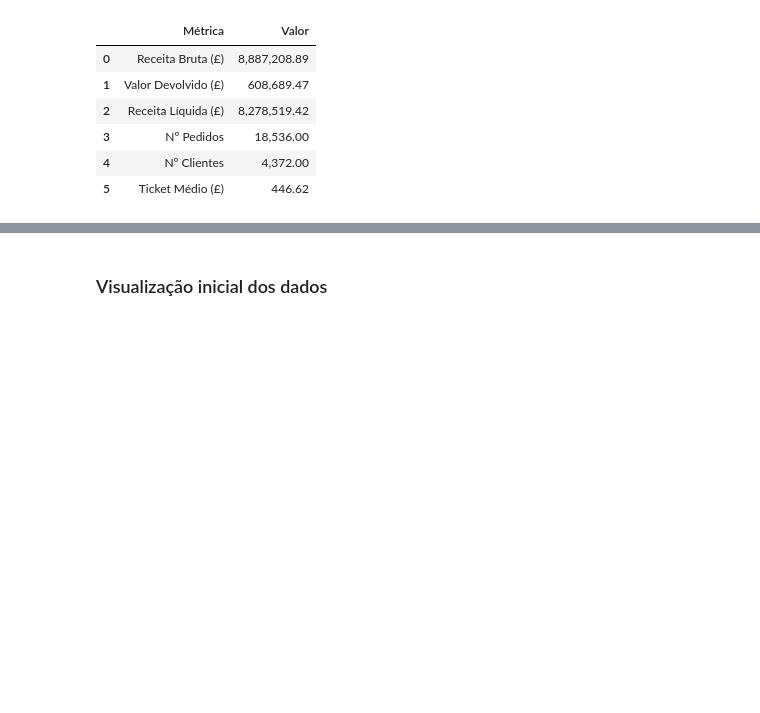
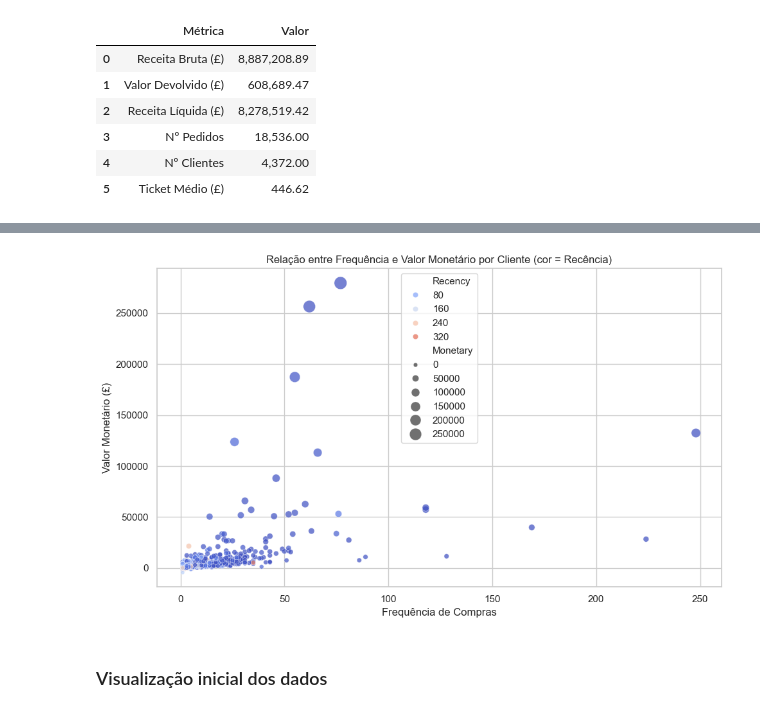
Before and after one commit to P-Lage/analise-vendas-ecommerce, a Jupyter notebook: analise-exploratoria.ipynb, the cells around one changed output, grey strips where cells are left out. Drawn from its saved outputs; the diff is of its cells as text; code cells hidden in the pictures; blank space fills up the shorter version.

Commit message:
feat: adiciona análise RFM com scatter plot

```diff
--- a/analise-exploratoria.ipynb
+++ b/analise-exploratoria.ipynb
@@ -71,0 +75,14 @@ kpi_board
+# %%
+snapshot_date = df["InvoiceDate"].max() + timedelta(days=1)
+
+rfm = (
+    df.groupby("CustomerID")
+      .agg(
+          Recency=("InvoiceDate", lambda x: (snapshot_date - x.max()).days),
+          Frequency=("InvoiceNo", "nunique"),
+          Monetary=("TotalValue", "sum")
+      )
+      .reset_index()
+)
+
+rfm.head()
@@ -72,3 +96,23 @@ kpi_board
+# %%
+plt.figure(figsize=(10,6))
+sns.scatterplot(
+    data=rfm,
+    x="Frequency",
+    y="Monetary",
+    hue="Recency",
+    palette="coolwarm",
+    size="Monetary",
+    sizes=(20, 200),
+    alpha=0.7
+)
+plt.title("Relação entre Frequência e Valor Monetário por Cliente (cor = Recência)")
+plt.xlabel("Frequência de Compras")
+plt.ylabel("Valor Monetário (£)")
+plt.tight_layout()
+plt.savefig("imagens/rfm_scatter.png", dpi=300)
+plt.show()
+# %% [output]
+[figure, added]
 # %% [markdown]
 ### Visualização inicial dos dados
 # %%
```
Also changed, not shown: parts of 3 cells of this notebook.
